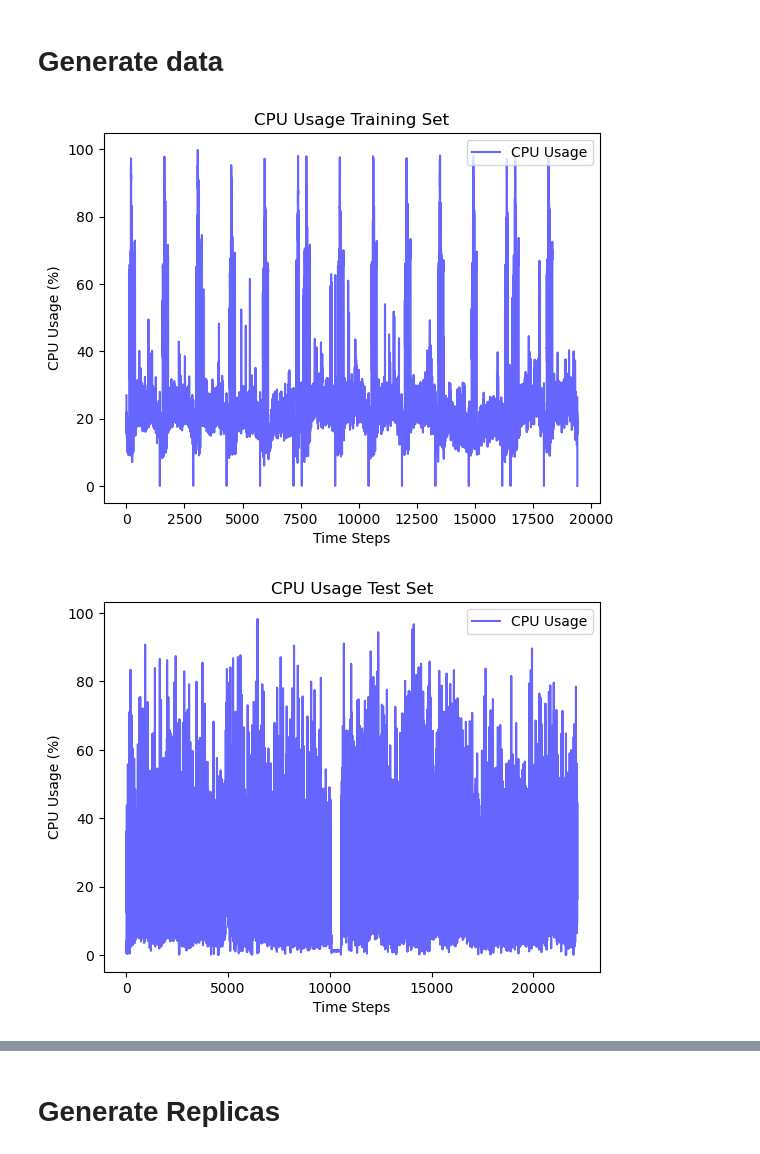
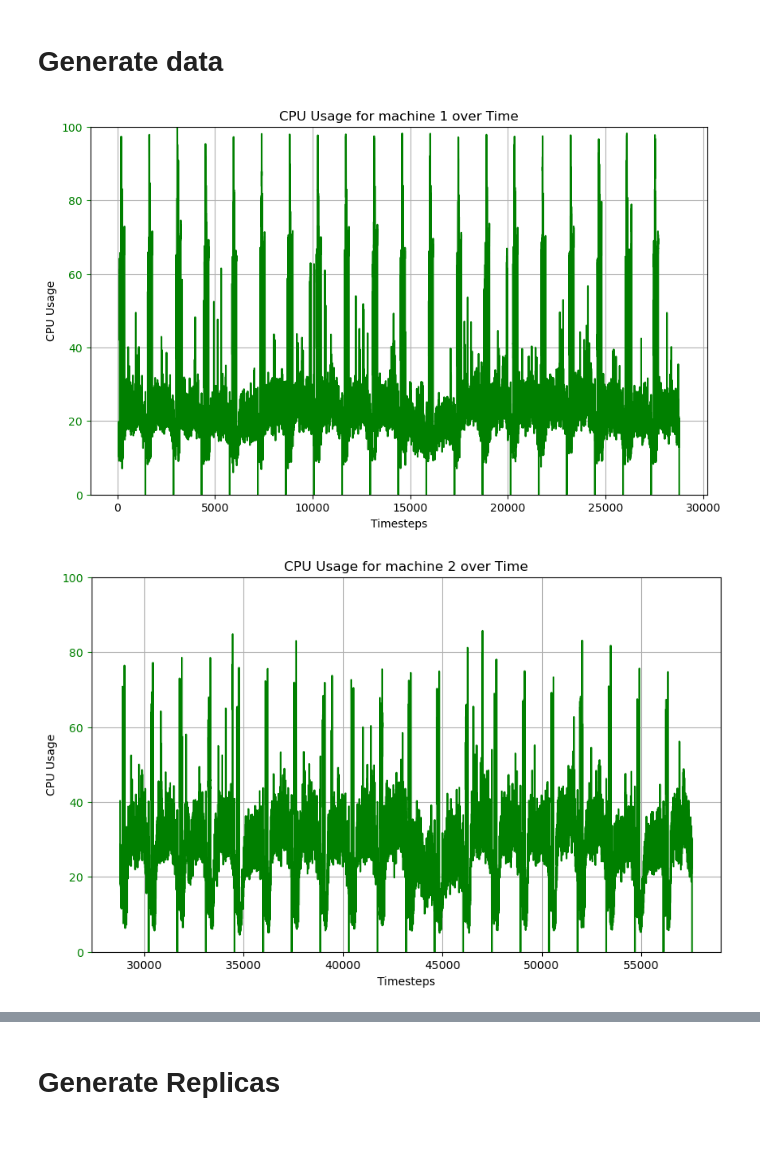
Before and after one commit to BrandonStreets-Mcleod/dissertation-test-code, a Jupyter notebook: Python/forecasting-model-test.ipynb, the cells around one changed output, grey strips where cells are left out. Drawn from its saved outputs; the diff is of its cells as text; code cells hidden in the pictures.

```diff
--- a/Python/forecasting-model-test.ipynb
+++ b/Python/forecasting-model-test.ipynb
@@ -7,60 +7,60 @@ import matplotlib.pyplot as plt
 from sklearn.preprocessing import *
 from keras.models import *
 from keras.layers import *
 from keras.callbacks import *
 from keras.regularizers import *
 from tensorflow import keras
 from sklearn.metrics import mean_squared_error
 from datetime import datetime, timedelta
 from sklearn.model_selection import train_test_split
 from scipy import interpolate
 import json
 from pathlib import Path
 from pandas import to_numeric
 
 def create_time_features(data):
     # Assume 'cpu_data' is your dataframe and 'datetime' is the column with datetime values
     data['datetime'] = pd.to_datetime(data['datetime'])  # Ensure it's a datetime type
     data['hour'] = data['datetime'].dt.hour
     data['day_of_week'] = data['datetime'].dt.dayofweek
     data['month'] = data['datetime'].dt.month
     data['day_of_month'] = data['datetime'].dt.day
     data['is_weekend'] = data['datetime'].dt.weekday >= 5  # True for Saturday and Sunday
     return data
 
-cpu_data = pd.read_csv('../Utilities\csv\cpu_usage_data_train.csv')
+# Define a function to create lagged features
+def create_lagged_features(df, target_col, lags):
+    for lag in lags:
+        df[f'{target_col}_lag_{lag}'] = df[target_col].shift(lag)
+    return df
+
+cpu_data = pd.read_csv('../Utilities\csv/trainingset.csv')
+cpu_data['machine_id'] = pd.Categorical(cpu_data['machine_id']).codes + 1
 cpu_data = create_time_features(cpu_data)
-test_data = pd.read_csv('../Utilities/csv/cpu_usage_data_test.csv')
-test_data['datetime'] = pd.to_datetime(test_data['datetime'])
-test_data.set_index('datetime', inplace=True)
-test_data = test_data.sort_index()
-test_data_resampled = test_data.resample('T').asfreq()
-test_data_resampled[['cpu_usage']] = test_data_resampled[['cpu_usage']].interpolate(method='cubic')
-test_data.reset_index(inplace=True)
-test_data_resampled.reset_index(inplace=True)
-test_data = create_time_features(test_data_resampled)
-test_data_cleaned = test_data[(test_data[['cpu_usage']] >= 0).all(axis=1)].copy()
-test_data_cleaned = test_data_cleaned[(test_data_cleaned[['cpu_usage']] <= 100).all(axis=1)].copy()
+# List of lag intervals (1, 5, 10 minutes)
+lags = [5, 10, 60]
+
+# Creating lagged CPU usage features
+cpu_data = create_lagged_features(cpu_data, 'cpu_usage', lags)
+
+# Drop any rows with NaN values that were created due to shifting
+cpu_data.dropna(inplace=True)
+
+cpu_data.head
 
 file_path = "../Utilities/csv/cpu_usage_train.csv"
 cpu_data.to_csv(file_path, index=False)
 
-file_path = "../Utilities/csv/cpu_usage_test.csv"
-test_data_cleaned.to_csv(file_path, index=False)
-
-plt.plot(cpu_data['cpu_usage'], label='CPU Usage', color='blue', alpha=0.6)
-plt.title('CPU Usage Training Set')
-plt.xlabel('Time Steps')
-plt.ylabel('CPU Usage (%)')
-plt.legend(loc='upper right')
-plt.show()
-
-plt.plot(test_data_cleaned['cpu_usage'], label='CPU Usage', color='blue', alpha=0.6)
-plt.title('CPU Usage Test Set')
-plt.xlabel('Time Steps')
-plt.ylabel('CPU Usage (%)')
-plt.legend(loc='upper right')
-plt.show()
+for machine_id, machine_data in cpu_data.groupby('machine_id'):
+    fig, ax = plt.subplots(figsize=(10, 6))
+    ax.plot(machine_data['cpu_usage'], 'g-', label='CPU Usage')
+    ax.tick_params('y', colors='g')
+    plt.xlabel('Timesteps')
+    plt.ylabel('CPU Usage')
+    ax.set_ylim(0, 100)
+    plt.title(f'CPU Usage for machine {machine_id} over Time')
+    plt.grid(True)
+    plt.show()
 # %% [output]
-[figure, old version]
+[figure, new version]
-[figure, old version]
+[figure, new version]
```
Also changed, not shown: parts of 6 cells of this notebook, 2 other files.
